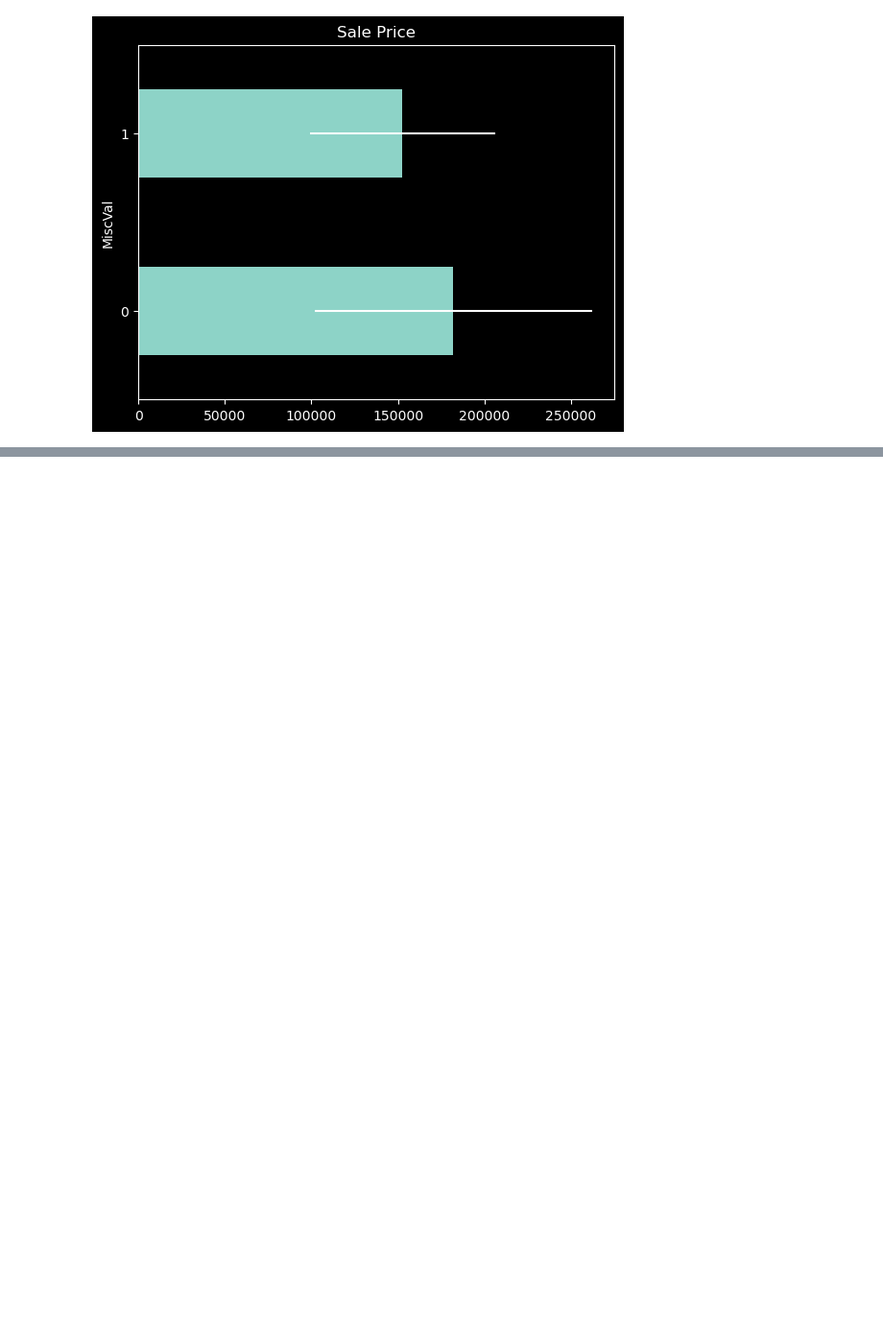
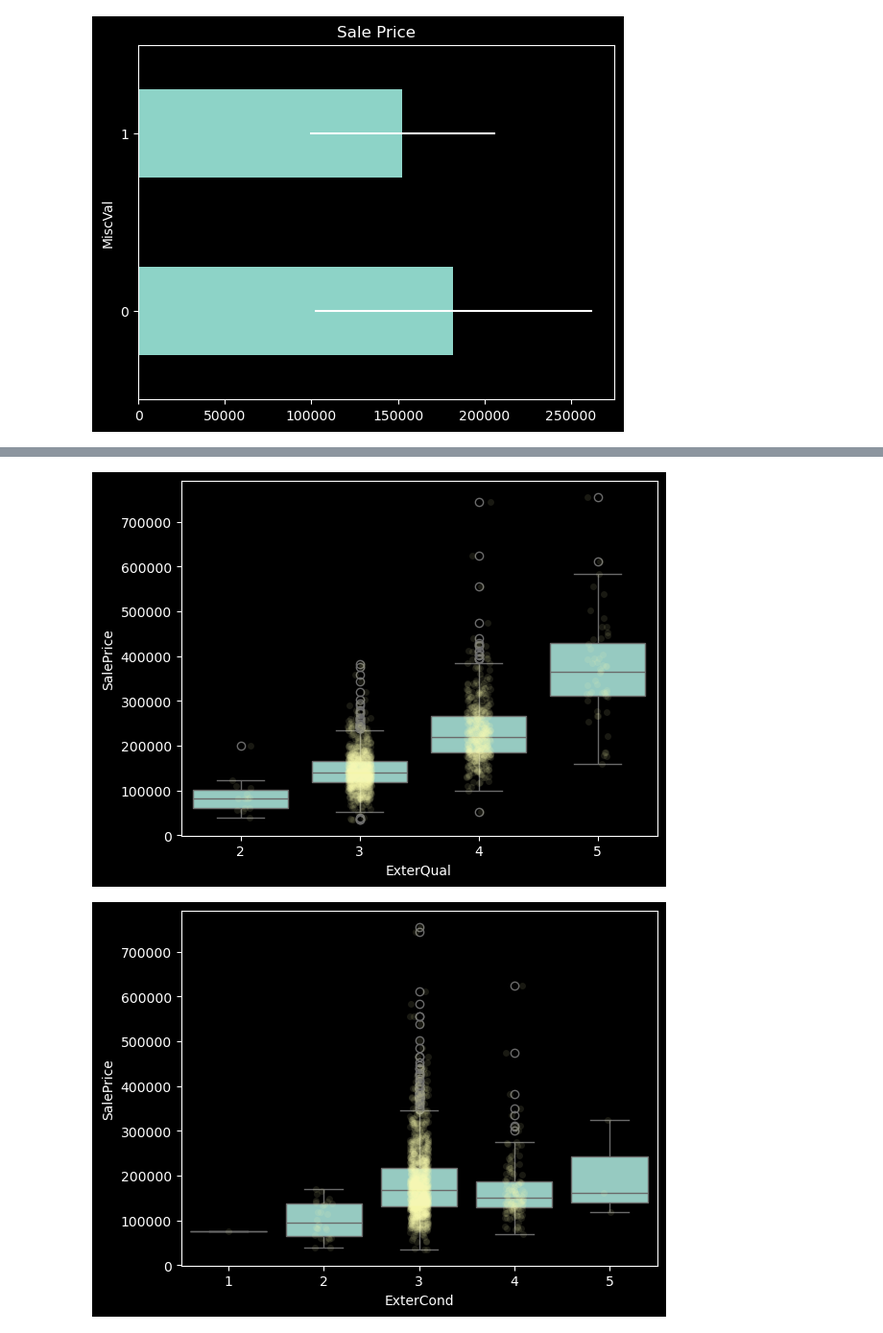
Before and after one commit to schouten-pepijn/Deployment_ML_Model, a Jupyter notebook: Own_Materials/Own_Code/Section_4/demo_EDA_Housing_Prices.ipynb, the cells around one changed output, grey strips where cells are left out. Shown at 96% size. Cells and saved outputs as stored; diff of their text form; code cells hidden in the pictures; blank space fills up the shorter version.

Commit message:
Analysis categorical variables

```diff
--- a/Own_Materials/Own_Code/Section_4/demo_EDA_Housing_Prices.ipynb
+++ b/Own_Materials/Own_Code/Section_4/demo_EDA_Housing_Prices.ipynb
@@ -423,0 +485,16 @@ for var in skewed:
+# %%
+# capture all quality variables
+qual_vars  = qual_vars + finish_vars + ['BsmtExposure','GarageFinish','Fence']
+# %%
+# plot the house mean sale price based on the quality of the
+# various attributes
+
+for var in qual_vars:
+    _, ax = plt.subplots()
+    sns.boxplot(x=var, y='SalePrice', data=data, ax=ax)
+    sns.stripplot(x=var, y='SalePrice', data=data, jitter=0.1,
+                  alpha=0.1, ax=ax)
+    plt.show()
+# %% [output]
+[figure, added]
+[figure, added]
```
Also changed, not shown: parts of 6 cells of this notebook.
